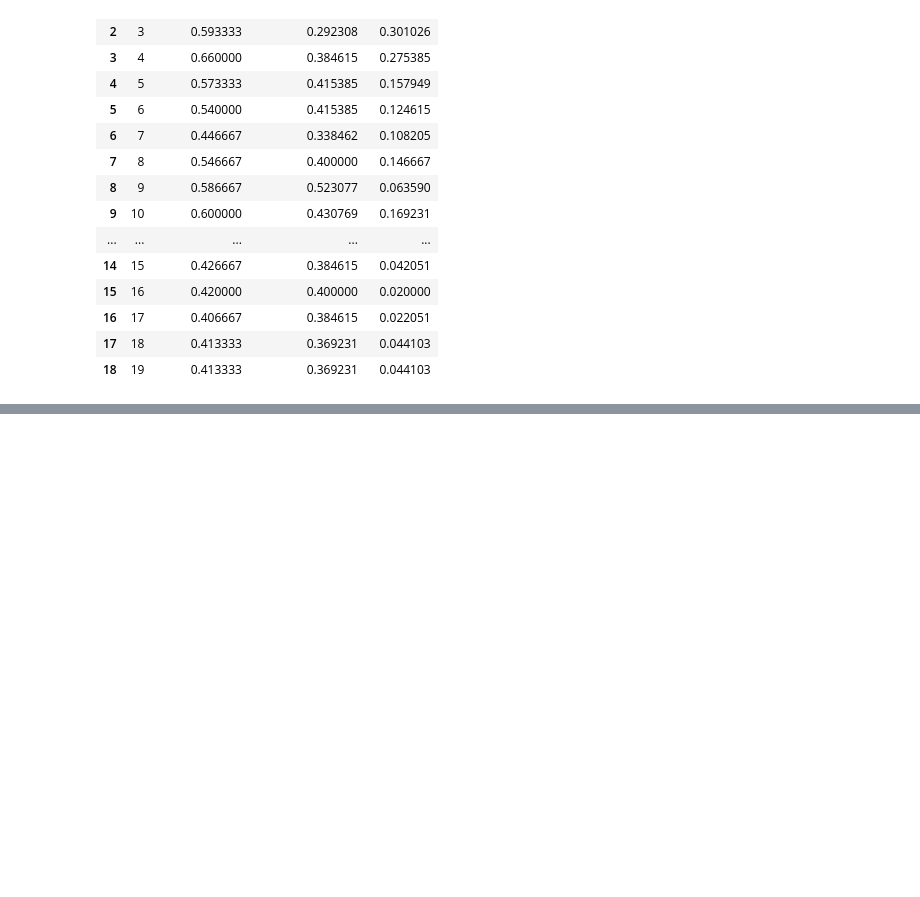
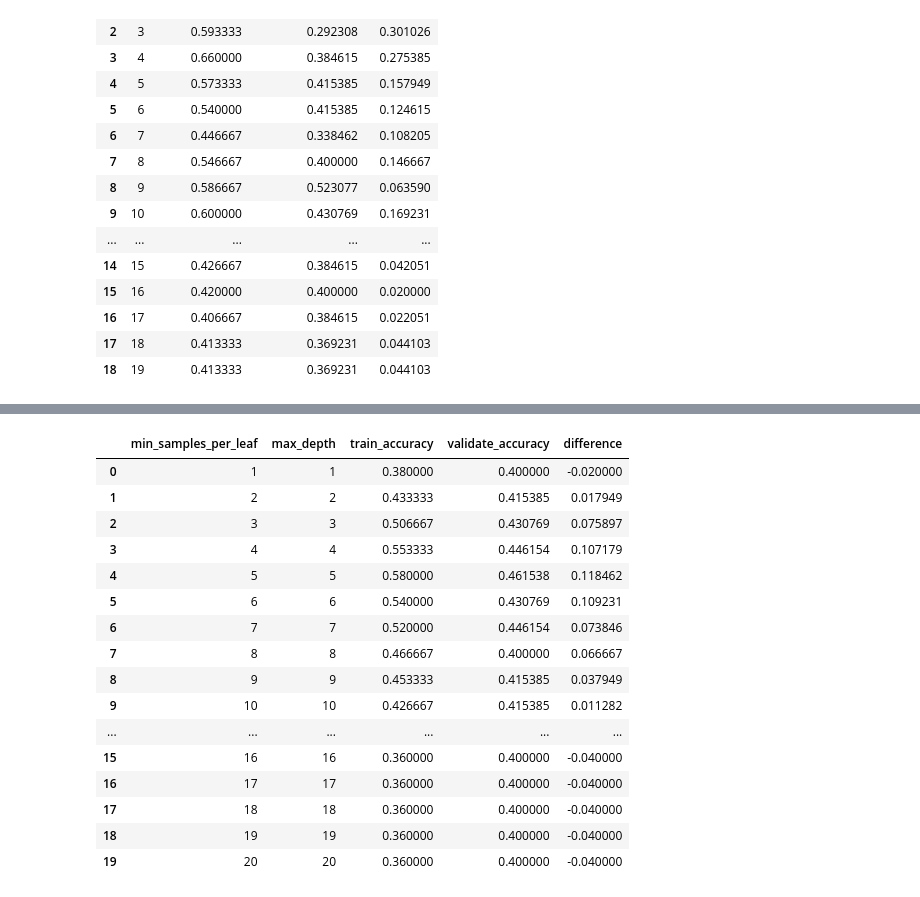
Before and after one commit to team2-nlp-project/team2-nlp-project, a Jupyter notebook: nathan_acquire.ipynb, the cells around one changed output, grey strips where cells are left out. Cells and saved outputs as stored; diff of their text form; code cells hidden in the pictures; blank space fills up the shorter version.

```diff
--- a/nathan_acquire.ipynb
+++ b/nathan_acquire.ipynb
@@ -1218,0 +1516,65 @@ df
+# %%
+tfidf = TfidfVectorizer()
+X_tfidf = tfidf.fit_transform(X_train)
+X_tfidf_val = tfidf.transform(X_val)
+
+
+
+
+# Evaluate Random Forest models on train & validate set by looping through different values for max_depth and min_samples_leaf hyperparameters
+
+# create empty list for which to append metrics from each loop
+scores = []
+# set value for range
+max_value = range(1,21)
+
+# create loop for range 1-20
+for i in max_value:
+    # set depth & n_samples to value for current loop
+    depth = i
+    n_samples = i
+
+    # define the model setting hyperparameters to values for current loop
+    forest = RandomForestClassifier(max_depth=depth, min_samples_leaf=n_samples, random_state=123)
+
+    # fit the model on train
+    forest = forest.fit(X_tfidf, y_train)
+
+    # use the model and evaluate performance on train
+    in_sample_accuracy = forest.score(X_tfidf, y_train)
+    # use the model and evaluate performance on validate
+    out_of_sample_accuracy = forest.score(X_tfidf_val, y_val)
+
+    # create output of current loop's hyperparameters and accuracy to append to metrics
+    output = {
+        "min_samples_per_leaf": n_samples,
+        "max_depth": depth,
+        "train_accuracy": in_sample_accuracy,
+        "validate_accuracy": out_of_sample_accuracy
+    }
+
+    scores.append(output)
+
+# convert metrics list to a dataframe for easy reading
+df = pd.DataFrame(scores)
+# add column to assess the difference between train & validate accuracy
+df["difference"] = df.train_accuracy - df.validate_accuracy
+df
+# %% [output]
+|  | min_samples_per_leaf | max_depth | train_accuracy | validate_accuracy | difference |
+| 0 | 1 | 1 | 0.380000 | 0.400000 | -0.020000 |
+| 1 | 2 | 2 | 0.433333 | 0.415385 | 0.017949 |
+| 2 | 3 | 3 | 0.506667 | 0.430769 | 0.075897 |
+| 3 | 4 | 4 | 0.553333 | 0.446154 | 0.107179 |
+| 4 | 5 | 5 | 0.580000 | 0.461538 | 0.118462 |
+| 5 | 6 | 6 | 0.540000 | 0.430769 | 0.109231 |
+| 6 | 7 | 7 | 0.520000 | 0.446154 | 0.073846 |
+| 7 | 8 | 8 | 0.466667 | 0.400000 | 0.066667 |
+| 8 | 9 | 9 | 0.453333 | 0.415385 | 0.037949 |
+| 9 | 10 | 10 | 0.426667 | 0.415385 | 0.011282 |
+| ... | ... | ... | ... | ... | ... |
+| 15 | 16 | 16 | 0.360000 | 0.400000 | -0.040000 |
+| 16 | 17 | 17 | 0.360000 | 0.400000 | -0.040000 |
+| 17 | 18 | 18 | 0.360000 | 0.400000 | -0.040000 |
+| 18 | 19 | 19 | 0.360000 | 0.400000 | -0.040000 |
+| 19 | 20 | 20 | 0.360000 | 0.400000 | -0.040000 |
```
Also changed, not shown: parts of 80 cells of this notebook.
